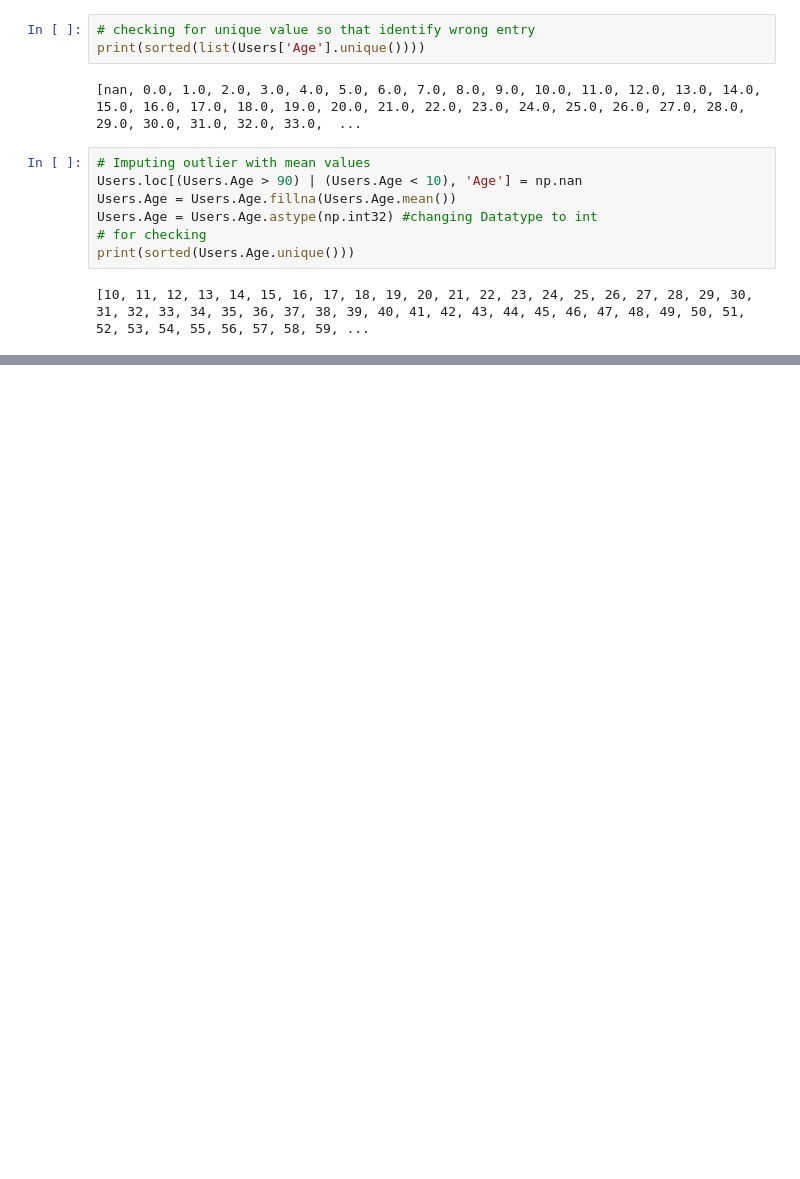
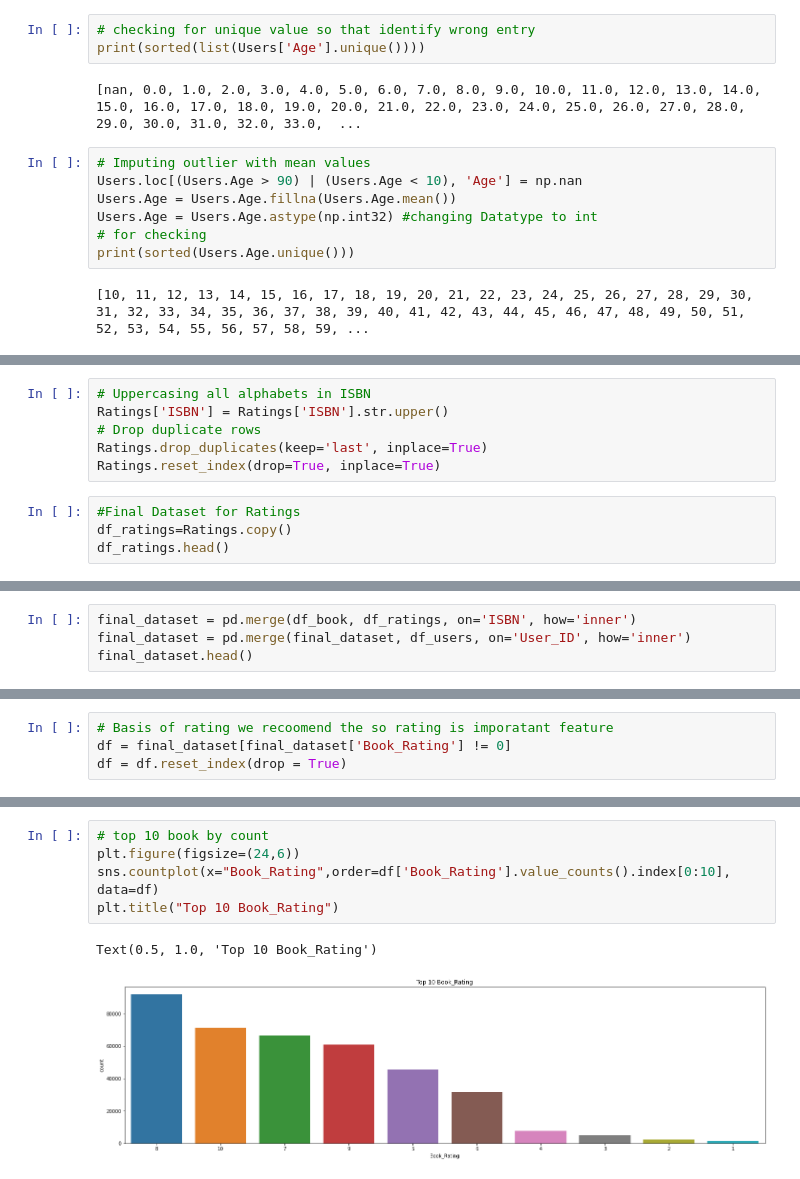
Before and after one commit to AjaharDaroga/BOOK_RECOMMENDATION_SYSTEM, a Jupyter notebook: BOOK_RECOMMENDATION_SYSTEM.ipynb, the cells around one changed output, grey strips where cells are left out. Saved outputs shown, nothing was run; the diff lists cells and outputs as text; blank space fills up the shorter version.

```diff
--- a/BOOK_RECOMMENDATION_SYSTEM.ipynb
+++ b/BOOK_RECOMMENDATION_SYSTEM.ipynb
@@ -276,0 +438,10 @@ print(sorted(Users.Age.unique()))
+# %%
+# Uppercasing all alphabets in ISBN
+Ratings['ISBN'] = Ratings['ISBN'].str.upper()
+# Drop duplicate rows
+Ratings.drop_duplicates(keep='last', inplace=True)
+Ratings.reset_index(drop=True, inplace=True)
+# %%
+#Final Dataset for Ratings
+df_ratings=Ratings.copy()
+df_ratings.head()
@@ -276,0 +457,4 @@ print(sorted(Users.Age.unique()))
+# %%
+final_dataset = pd.merge(df_book, df_ratings, on='ISBN', how='inner')
+final_dataset = pd.merge(final_dataset, df_users, on='User_ID', how='inner')
+final_dataset.head()
@@ -276,0 +493,4 @@ print(sorted(Users.Age.unique()))
+# %%
+# Basis of rating we recoomend the so rating is imporatant feature
+df = final_dataset[final_dataset['Book_Rating'] != 0]
+df = df.reset_index(drop = True)
@@ -276,0 +537,8 @@ print(sorted(Users.Age.unique()))
+# %%
+# top 10 book by count
+plt.figure(figsize=(24,6))
+sns.countplot(x="Book_Rating",order=df['Book_Rating'].value_counts().index[0:10], data=df)
+plt.title("Top 10 Book_Rating")
+# %% [output]
+Text(0.5, 1.0, 'Top 10 Book_Rating')
+[figure, added]
```
Also changed, not shown: parts of 54 cells of this notebook.
